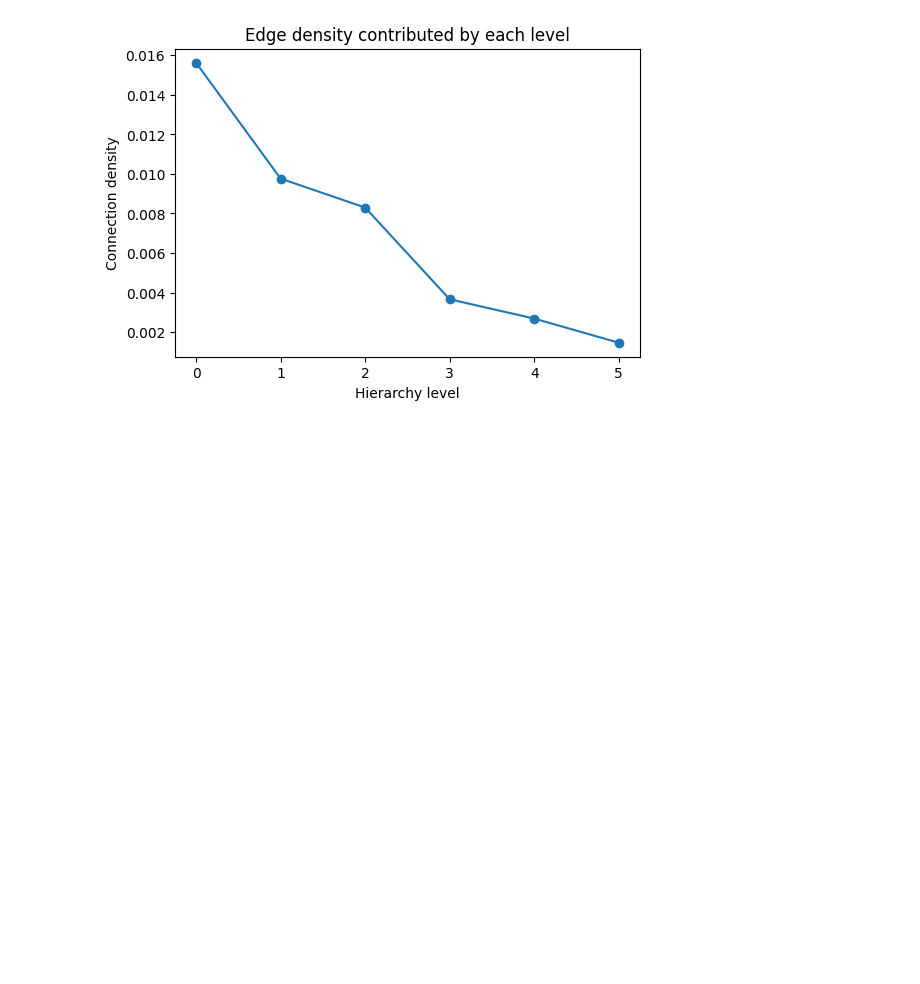
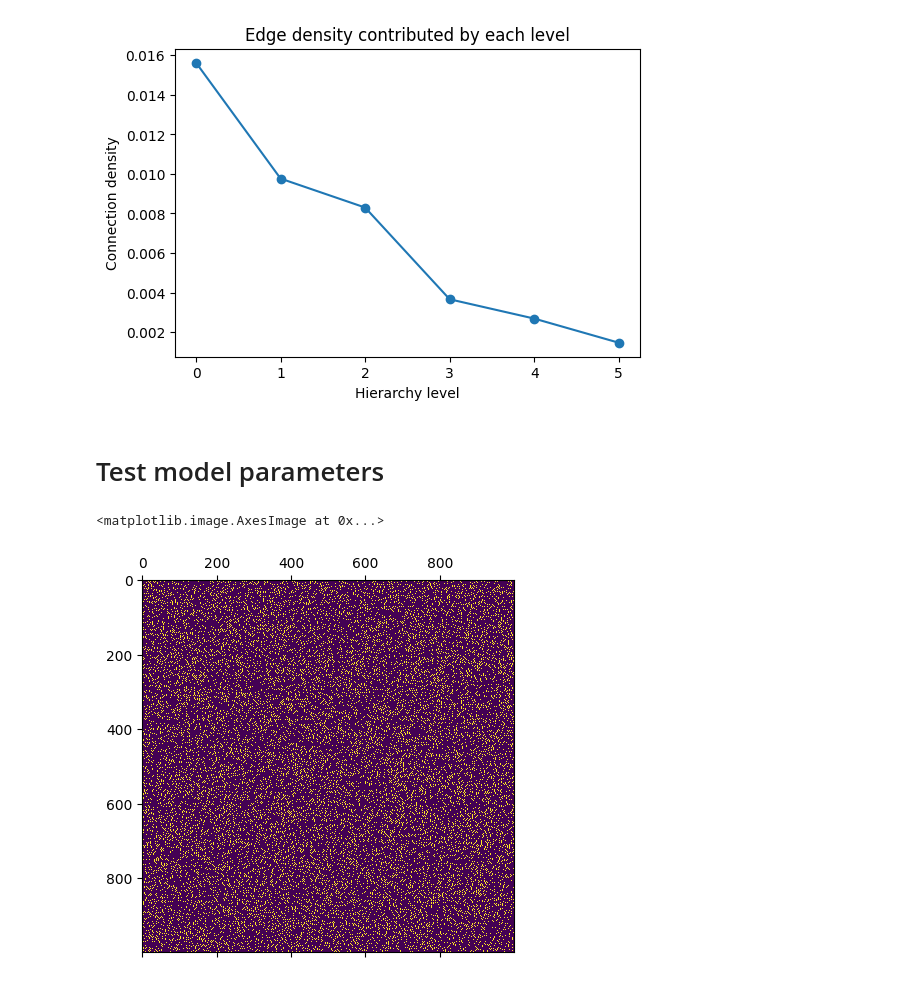
Before and after one commit to dmnburrows/multiscale_dev_dynamics, a Jupyter notebook: model_check.ipynb, the cells around one changed output. Drawn from its saved outputs; the diff is of its cells as text; code cells hidden in the pictures; blank space fills up the shorter version.

Commit message:
finalised model

```diff
--- a/model_check.ipynb
+++ b/model_check.ipynb
@@ -3158,3 +3162,18 @@ class automata_EI_hiermod:
 
         self.state = new_state
         return (new_state == 1).astype(np.uint8)
+
+#Sanity check for CA
+#====================
+def run_model(model, T=10.0):
+    n_steps = int(T / model.dt)
+
+    spikes = np.zeros((model.n, n_steps), dtype=np.uint8)
+    pop_rate = np.zeros(n_steps, dtype=float)
+
+    for t in range(n_steps):
+        active = model.step()
+        spikes[:, t] = active
+        pop_rate[t] = active.mean() / model.dt
+
+    return spikes, pop_rate
@@ -3511 +3530,23 @@ Density: 0.00390625
+# %% [markdown]
+# Test model parameters
+# %%
+#Build automata model
+mod = automata_EI_hiermod(n_neurons=1000,
+                   ei_ratio = 0.2,
+                   e_w = 0.8,
+                   i_w = 0.8,
+                   theta = 1.5,
+                   slope= 2,
+                   p_ext = 0.001,
+
+                   refractory_steps=2,
+                   dt=0.01,
+                   seed=0
+                   )
+spk, rate = run_model(mod, T = 10)
+# %%
+plt.matshow(spk)
+# %% [output]
+<matplotlib.image.AxesImage at 0x...>
+[figure, added]
 # %%
```
Also changed, not shown: parts of 6 cells of this notebook.
